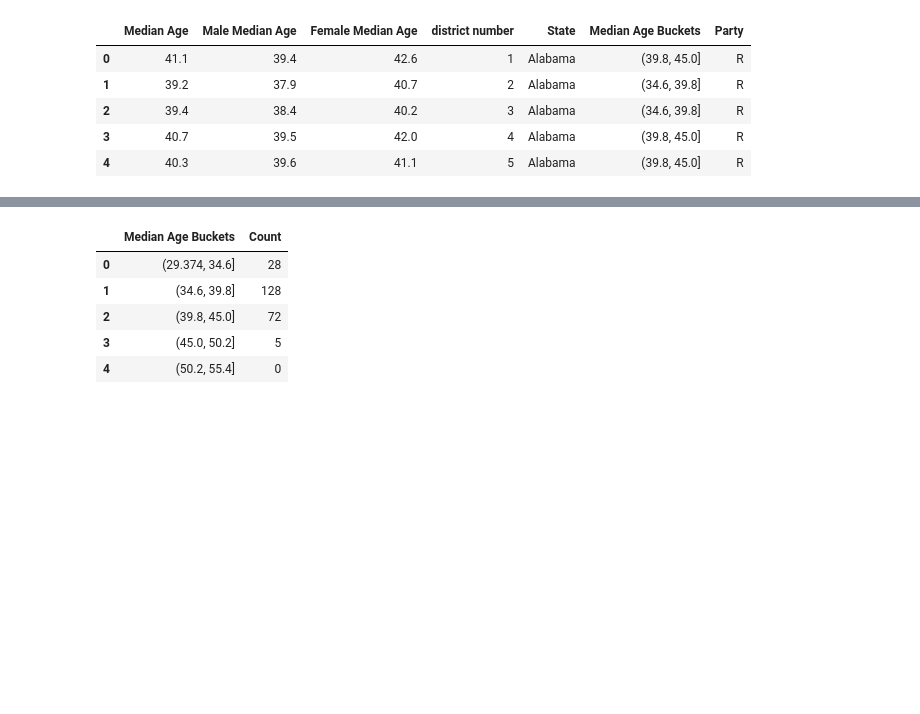
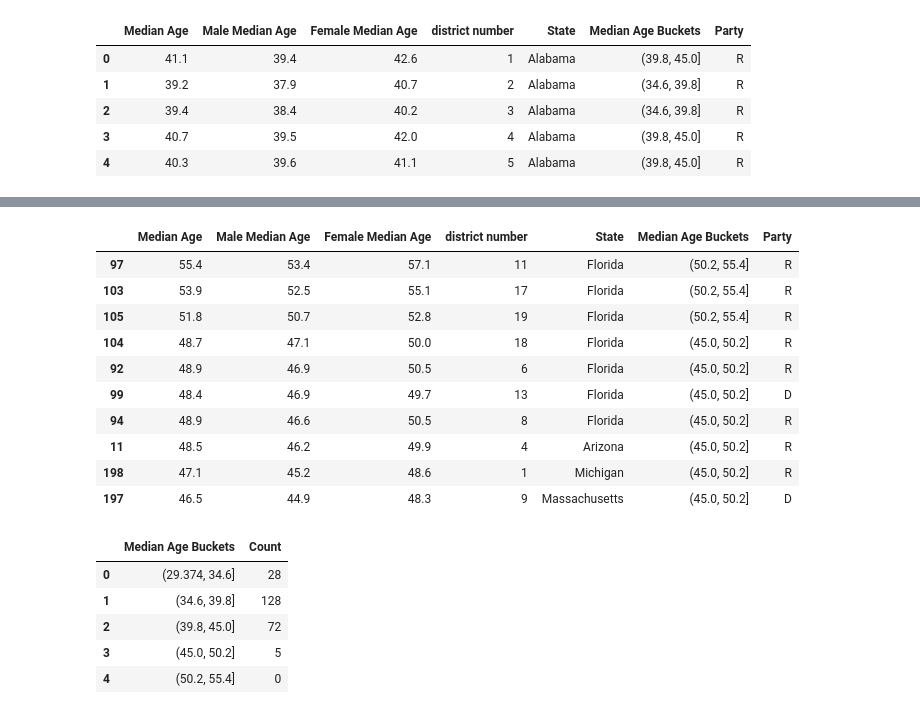
Before and after one commit to SnSabu/congressional-analysis, a Jupyter notebook: Python_Intro_.ipynb, the cells around one changed output, grey strips where cells are left out. Saved outputs shown, nothing was run; the diff lists cells and outputs as text; code cells hidden in the pictures; blank space fills up the shorter version.

```diff
--- a/Python_Intro_.ipynb
+++ b/Python_Intro_.ipynb
@@ -147,3 +158,17 @@ Name: Party, dtype: int64
+# %%
+merged_df.sort_values(by = ['Male Median Age', 'Female Median Age'], ascending = [False, False], na_position = 'first').head(10)
+# %% [output]
+|  | Median Age | Male Median Age | Female Median Age | district number | State | Median Age Buckets | Party |
+| 97 | 55.4 | 53.4 | 57.1 | 11 | Florida | (50.2, 55.4] | R |
+| 103 | 53.9 | 52.5 | 55.1 | 17 | Florida | (50.2, 55.4] | R |
+| 105 | 51.8 | 50.7 | 52.8 | 19 | Florida | (50.2, 55.4] | R |
+| 104 | 48.7 | 47.1 | 50.0 | 18 | Florida | (45.0, 50.2] | R |
+| 92 | 48.9 | 46.9 | 50.5 | 6 | Florida | (45.0, 50.2] | R |
+| 99 | 48.4 | 46.9 | 49.7 | 13 | Florida | (45.0, 50.2] | D |
+| 94 | 48.9 | 46.6 | 50.5 | 8 | Florida | (45.0, 50.2] | R |
+| 11 | 48.5 | 46.2 | 49.9 | 4 | Arizona | (45.0, 50.2] | R |
+| 198 | 47.1 | 45.2 | 48.6 | 1 | Michigan | (45.0, 50.2] | R |
+| 197 | 46.5 | 44.9 | 48.3 | 9 | Massachusetts | (45.0, 50.2] | D |
 # %%
 R = merged_df[merged_df['Party'].str.contains('R')]
 D = merged_df[merged_df['Party'].str.contains('D')]
```
Also changed, not shown: parts of 2 cells of this notebook.
